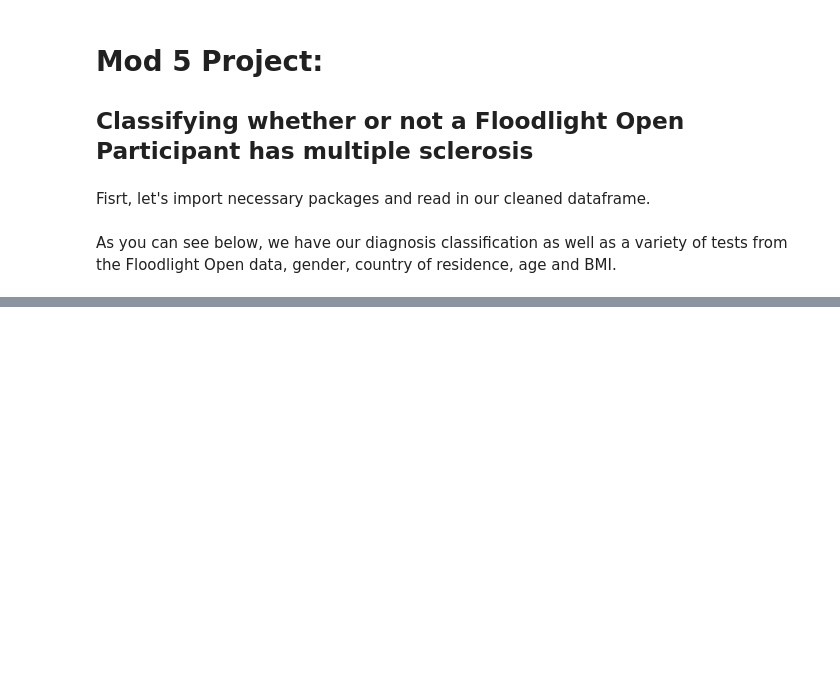
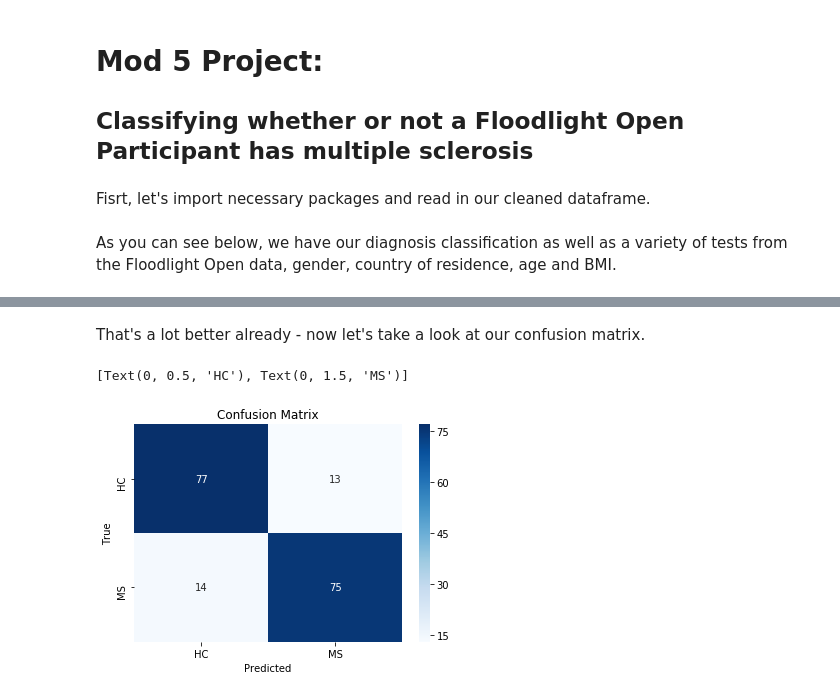
Before and after one commit to ndelrossi7/FloodlightOpenModel, a Jupyter notebook: Mod5Notebook.ipynb, the cells around one changed output, grey strips where cells are left out. Cells and saved outputs as stored; diff of their text form; code cells hidden in the pictures; blank space fills up the shorter version.

```diff
--- a/Mod5Notebook.ipynb
+++ b/Mod5Notebook.ipynb
@@ -45,0 +177,14 @@ KeyboardInterrupt:
+# %% [markdown]
+That's a lot better already - now let's take a look at our confusion matrix.
+# %%
+fconfusion = confusion_matrix(y_test, for_pred)
+
+ax = plt.subplot()
+sns.heatmap(fconfusion, annot=True, ax = ax, cmap='Blues')
+
+ax.set_xlabel('Predicted');ax.set_ylabel('True');
+ax.set_title('Confusion Matrix');
+ax.xaxis.set_ticklabels(['HC', 'MS']); ax.yaxis.set_ticklabels(['HC', 'MS'])
+# %% [output]
+[Text(0, 0.5, 'HC'), Text(0, 1.5, 'MS')]
+[figure, added]
```
Also changed, not shown: parts of 33 cells of this notebook, 3 other files.
